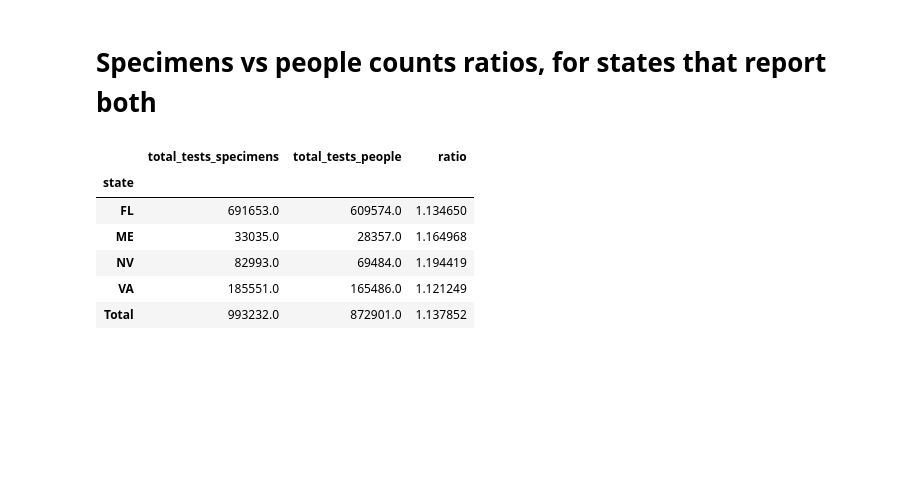
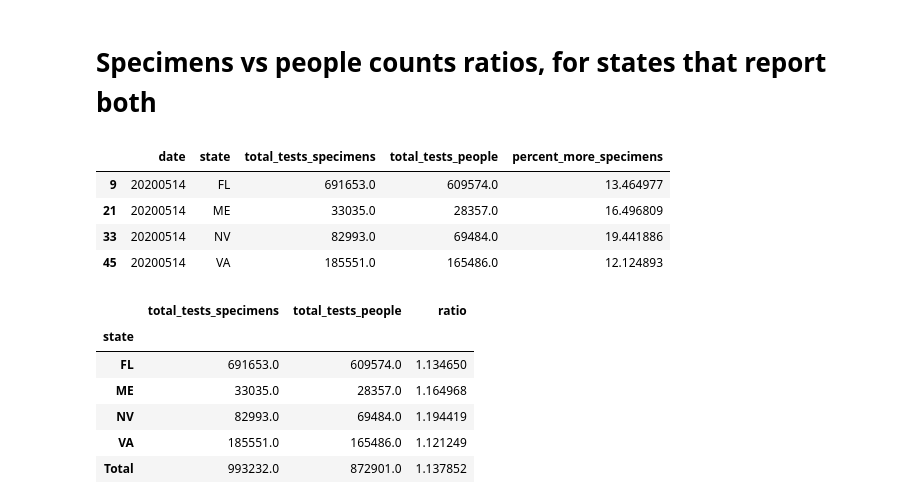
Before and after one commit to COVID19Tracking/cdc-comparison, a Jupyter notebook: CDC vs CTP comparison.ipynb, the cells around one changed output. Drawn from its saved outputs; the diff is of its cells as text; code cells hidden in the pictures; blank space fills up the shorter version.

```diff
--- a/CDC vs CTP comparison.ipynb
+++ b/CDC vs CTP comparison.ipynb
@@ -322,5 +311,17 @@ for state in full_merged_df.index:
     pd.DataFrame(data).to_csv('states/%s.csv' % state, index=False)
 # %% [markdown]
 # Specimens vs people counts ratios, for states that report both
+# %%
+# These states report both
+states = ['FL', 'ME', 'NV', 'VA']
+subset_df = ctp_514_test_overrides.loc[ctp_514_test_overrides.state.isin(states)].copy()
+subset_df['percent_more_specimens'] = (subset_df.total_tests_specimens/subset_df.total_tests_people - 1)*100
+subset_df
+# %% [output]
+|  | date | state | total_tests_specimens | total_tests_people | percent_more_specimens |
+| 9 | 20200514 | FL | 691653.0 | 609574.0 | 13.464977 |
+| 21 | 20200514 | ME | 33035.0 | 28357.0 | 16.496809 |
+| 33 | 20200514 | NV | 82993.0 | 69484.0 | 19.441886 |
+| 45 | 20200514 | VA | 185551.0 | 165486.0 | 12.124893 |
 # %%
 # Get some ratio counts
```
Also changed, not shown: parts of 2 cells of this notebook.
